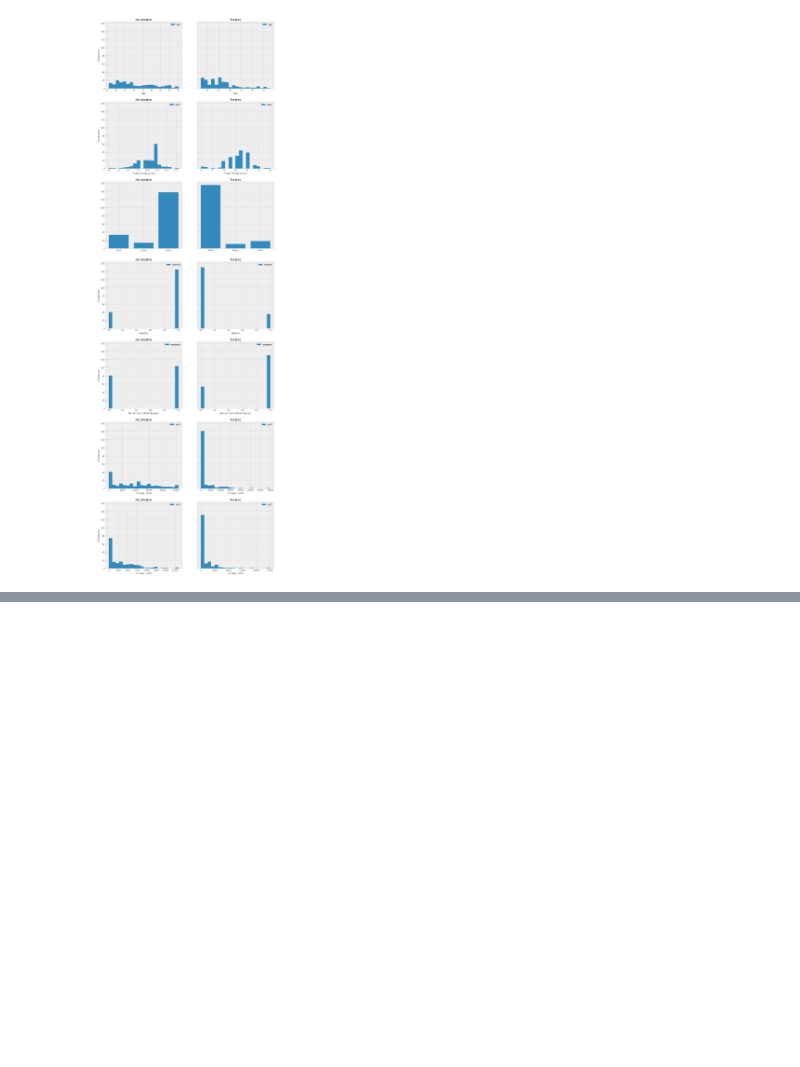
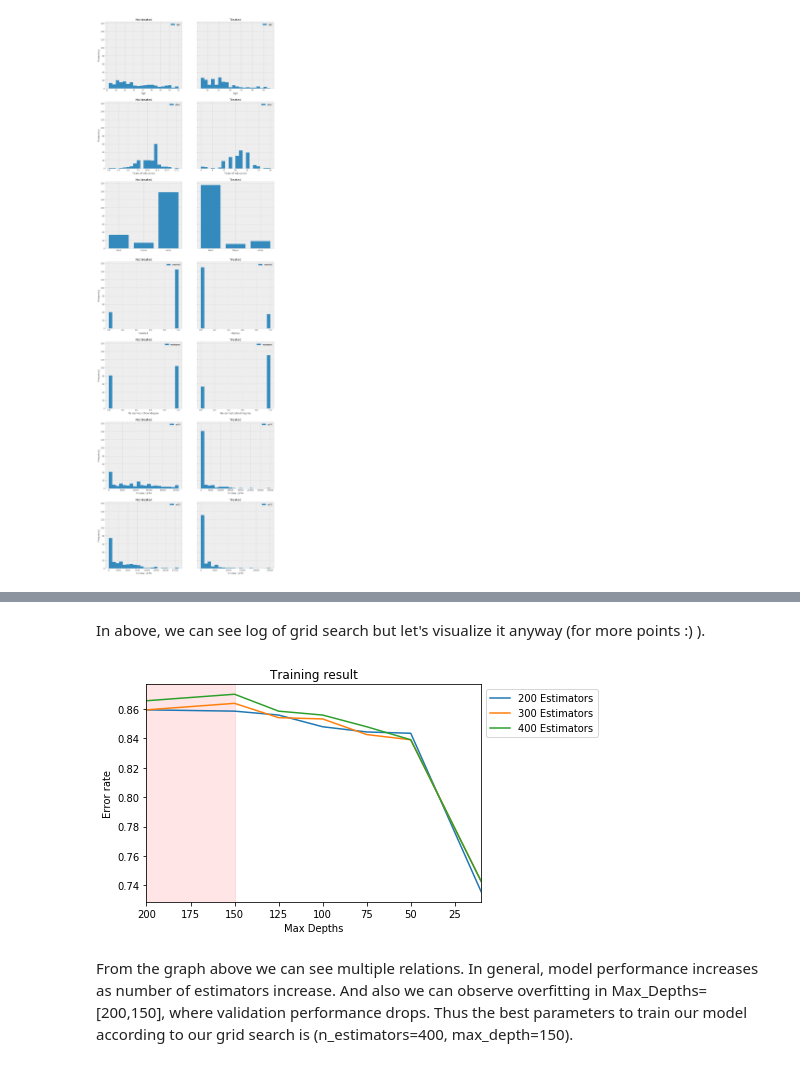
Before and after one commit to antonino-barbera/seanbi, a Jupyter notebook: HW4/Homework 4.ipynb, the cells around one changed output, grey strips where cells are left out. Cells and saved outputs as stored; diff of their text form; code cells hidden in the pictures; blank space fills up the shorter version.

```diff
--- a/HW4/Homework 4.ipynb
+++ b/HW4/Homework 4.ipynb
@@ -394,0 +434,11 @@ treated[['re75']].plot(kind='hist', bins=20, ax=axes[6][1], title='Treated')
+# %%
+#splittint dataset into training, validation, and testing set
+import numpy as np
+import random
+length=len(data.data)
+train_i=random.sample(range(0,length),int(length*0.8))
+test_i=list(set(range(0,length))-set(train_i))
+valid_i=random.sample(test_i,int(len(test_i)*0.5))
+test_i=list(set(test_i)-set(valid_i))
+
+[len(train_i),len(test_i),len(valid_i)]
@@ -394,0 +453,6 @@ treated[['re75']].plot(kind='hist', bins=20, ax=axes[6][1], title='Treated')
+# %%
+from sklearn.ensemble import RandomForestClassifier
+forest=RandomForestClassifier().fit(X_tfidf[train_i],data.target[train_i])
+val_pred=forest.predict(X_tfidf[valid_i])
+test_pred=forest.predict(X_tfidf[test_i])
+[np.mean(val_pred==data.target[valid_i]),np.mean(test_pred==data.target[test_i])]
@@ -394,0 +464,17 @@ treated[['re75']].plot(kind='hist', bins=20, ax=axes[6][1], title='Treated')
+# %%
+n_estimators=[200,300,400]
+max_depths=[200,150,125,100,75,50,10]
+best=(0,(10,10))
+results=[]
+for n in n_estimators:
+    row=[]
+    for m in max_depths:
+        forest=RandomForestClassifier(n_estimators=n,max_depth=m).fit(X_tfidf[train_i],data.target[train_i])
+        val_pred=forest.predict(X_tfidf[valid_i])
+        result=np.mean(val_pred==data.target[valid_i])
+        if(result>best[0]):
+            best=(result,(n,m))
+        print("Valid result:{v}, n:{n}, m:{m}".format(v=result,n=n,m=m))
+        row.append(result)
+    results.append(row)
+print(best)
@@ -394,0 +499,16 @@ treated[['re75']].plot(kind='hist', bins=20, ax=axes[6][1], title='Treated')
+# %% [markdown]
+In above, we can see log of grid search but let's visualize it anyway (for more points :) ).
+# %%
+import pandas as pd
+import matplotlib.pyplot as plt
+d = {'Max Depths':max_depths,'200 Estimators': results[0], '300 Estimators': results[1], '400 Estimators': results[2]}
+df = pd.DataFrame(data=d)
+ax = df.plot(x='Max Depths',title="Training result")
+ax.set_ylabel("Error rate")
+ax.legend(bbox_to_anchor=(1, 1))
+plt.axvspan(200, 150, color='red', alpha=0.1)
+plt.show()
+# %% [output]
+[figure, added]
+# %% [markdown]
+From the graph above we can see multiple relations. In general, model performance increases as number of estimators increase. And also we can observe overfitting in Max_Depths=[200,150], where validation performance drops. Thus the best parameters to train our model according to our grid search is (n_estimators=400, max_depth=150).
```
Also changed, not shown: parts of 23 cells of this notebook, 2 other files.
